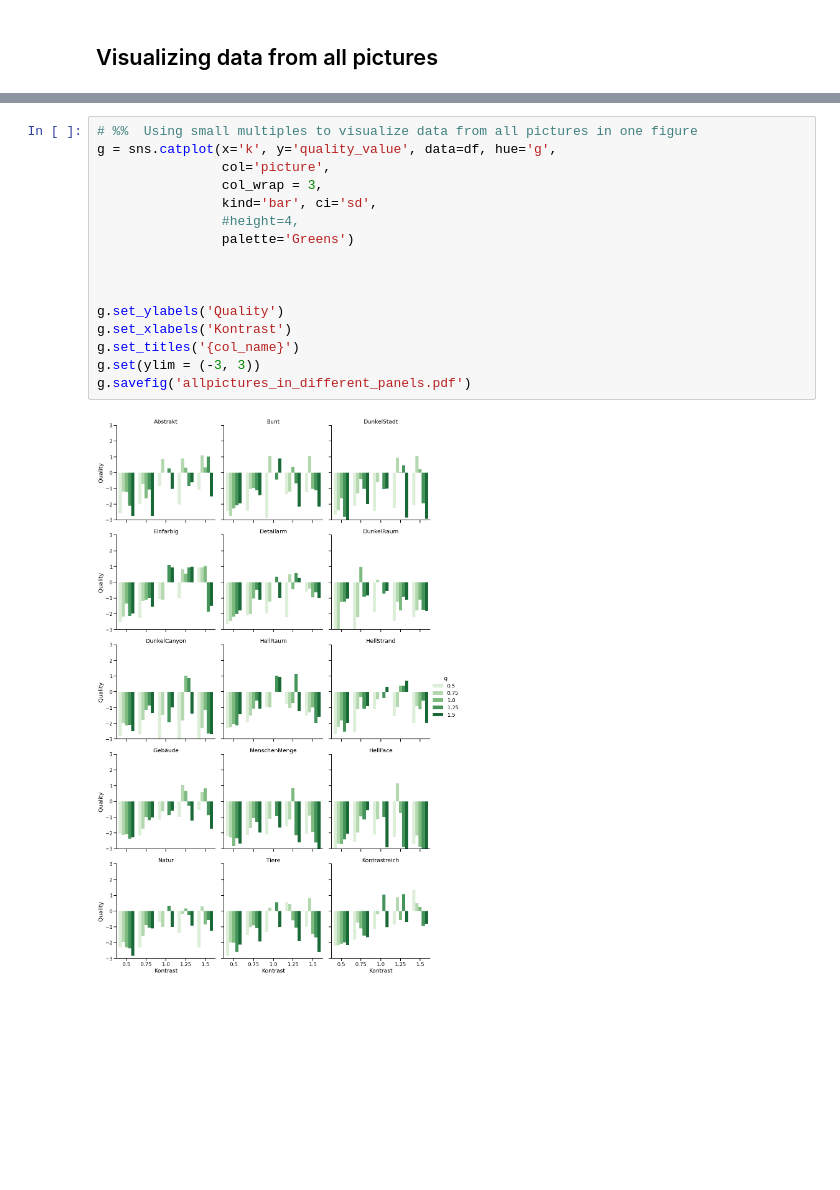
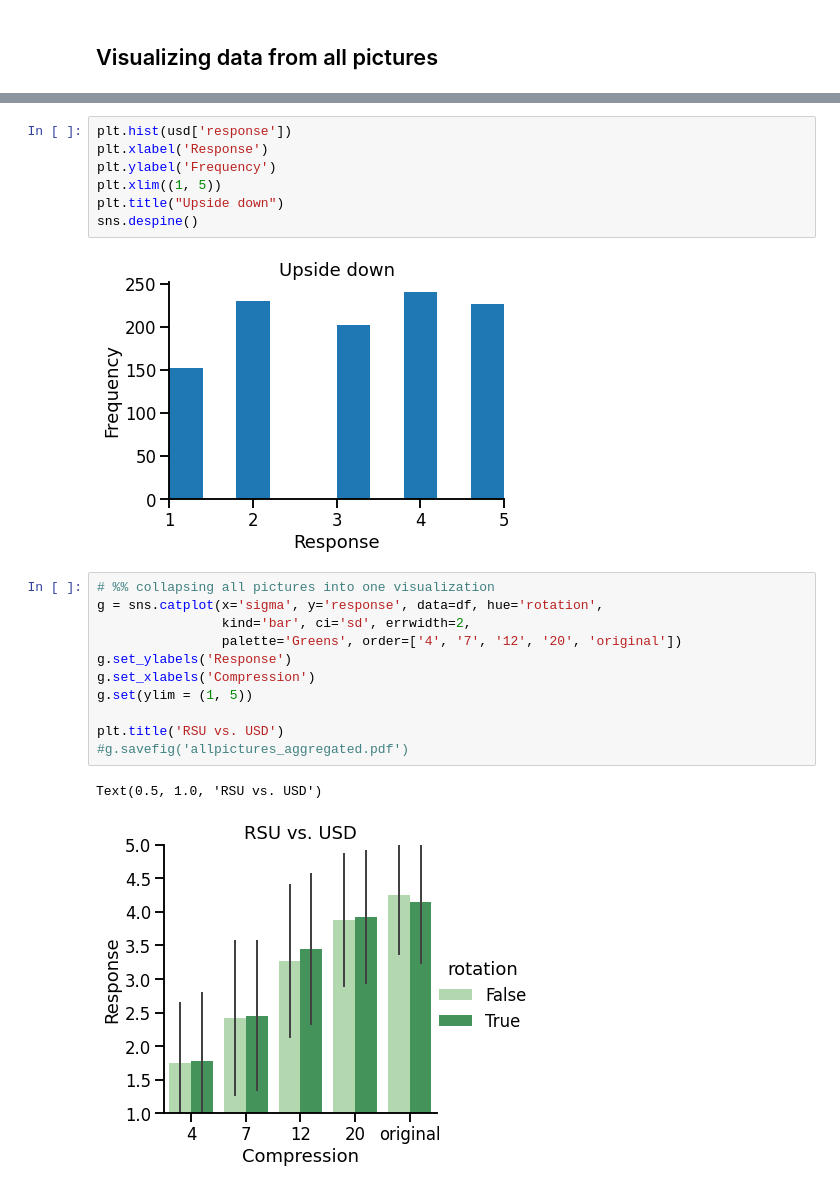
Before and after one commit to NerdPixel/PiQ, a Jupyter notebook: results/auswertung.ipynb, the cells around one changed output, grey strips where cells are left out. Drawn from its saved outputs; the diff is of its cells as text; blank space fills up the shorter version.

Commit message:
add rotation visualisations

```diff
--- a/results/auswertung.ipynb
+++ b/results/auswertung.ipynb
@@ -207,18 +224,23 @@ g.set(ylim = (-3, 3))
+# %%
+plt.hist(usd['response'])
+plt.xlabel('Response')
+plt.ylabel('Frequency')
+plt.xlim((1, 5))
+plt.title("Upside down")
+sns.despine()
+# %% [output]
+[figure, added]
 # %%
-# %%  Using small multiples to visualize data from all pictures in one figure
-g = sns.catplot(x='k', y='quality_value', data=df, hue='g',
-                col='picture',
-                col_wrap = 3,
-                kind='bar', ci='sd',
-                #height=4,
-                palette='Greens')
+# %% collapsing all pictures into one visualization
+g = sns.catplot(x='sigma', y='response', data=df, hue='rotation',
+                kind='bar', ci='sd', errwidth=2,
+                palette='Greens', order=['4', '7', '12', '20', 'original'])
+g.set_ylabels('Response')
+g.set_xlabels('Compression')
+g.set(ylim = (1, 5))
 
-
-
-g.set_ylabels('Quality')
-g.set_xlabels('Kontrast')
-g.set_titles('{col_name}')
-g.set(ylim = (-3, 3))
-g.savefig('allpictures_in_different_panels.pdf')
+plt.title('RSU vs. USD')
+#g.savefig('allpictures_aggregated.pdf')
 # %% [output]
+Text(0.5, 1.0, 'RSU vs. USD')
-[figure, old version]
+[figure, new version]
```
Also changed, not shown: parts of 35 cells of this notebook.
